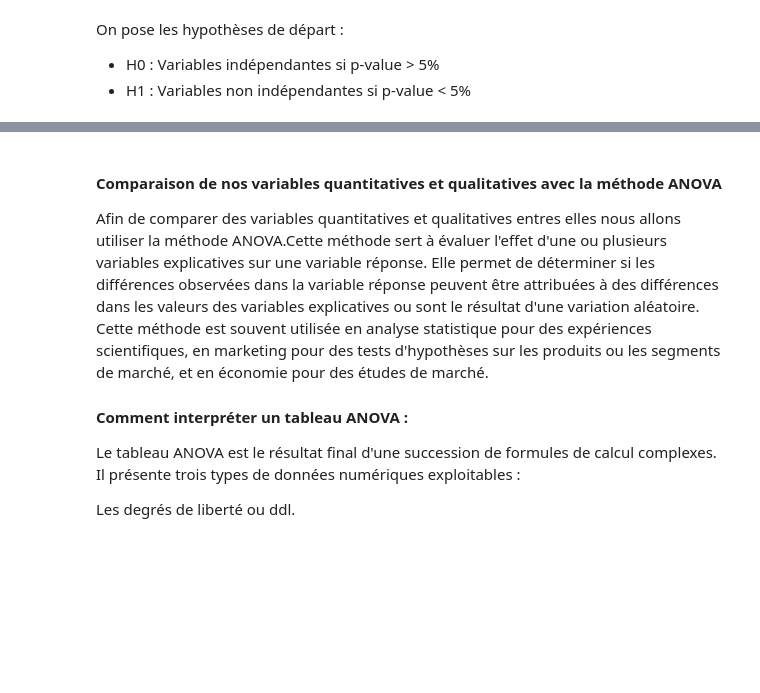
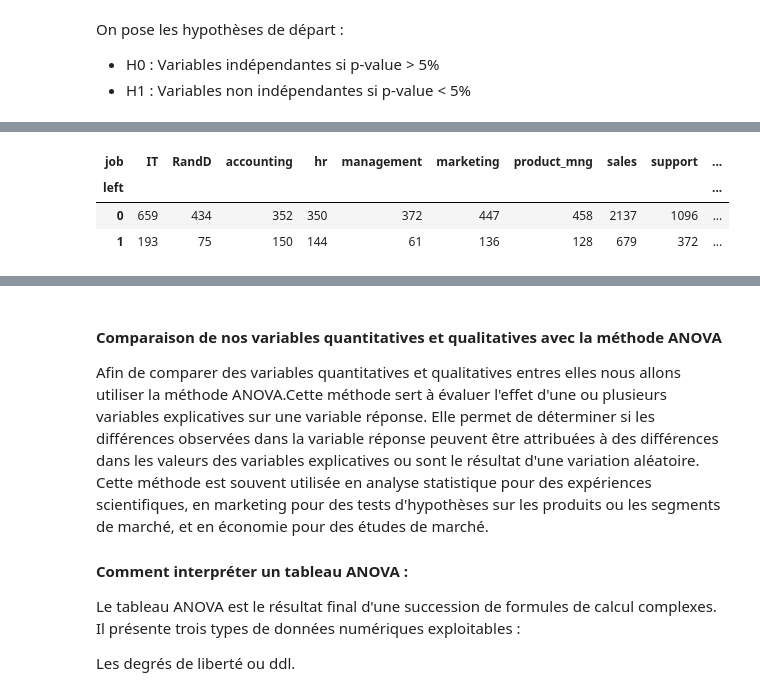
Before and after one commit to Gadeux/Projet-BI---Emma-et-Sarah, a Jupyter notebook: BI-Sarah et Emma.ipynb, the cells around one changed output, grey strips where cells are left out. Saved outputs shown, nothing was run; the diff lists cells and outputs as text; code cells hidden in the pictures; blank space fills up the shorter version.

```diff
--- a/BI-Sarah et Emma.ipynb
+++ b/BI-Sarah et Emma.ipynb
@@ -839,0 +823,9 @@ Ici p-value > 5% donc les variables sont idépendantes.
+# %%
+#tableau de contingence entre les variables 'left' et 'job'
+df_lj = pd.crosstab(bidata['left'], bidata['job'])
+df_lj
+# %% [output]
+| job | IT | RandD | accounting | hr | management | marketing | product_mng | sales | support | ... |
+| left |  |  |  |  |  |  |  |  |  | ... |
+| 0 | 659 | 434 | 352 | 350 | 372 | 447 | 458 | 2137 | 1096 | ... |
+| 1 | 193 | 75 | 150 | 144 | 61 | 136 | 128 | 679 | 372 | ... |
```
Also changed, not shown: parts of 63 cells of this notebook.
